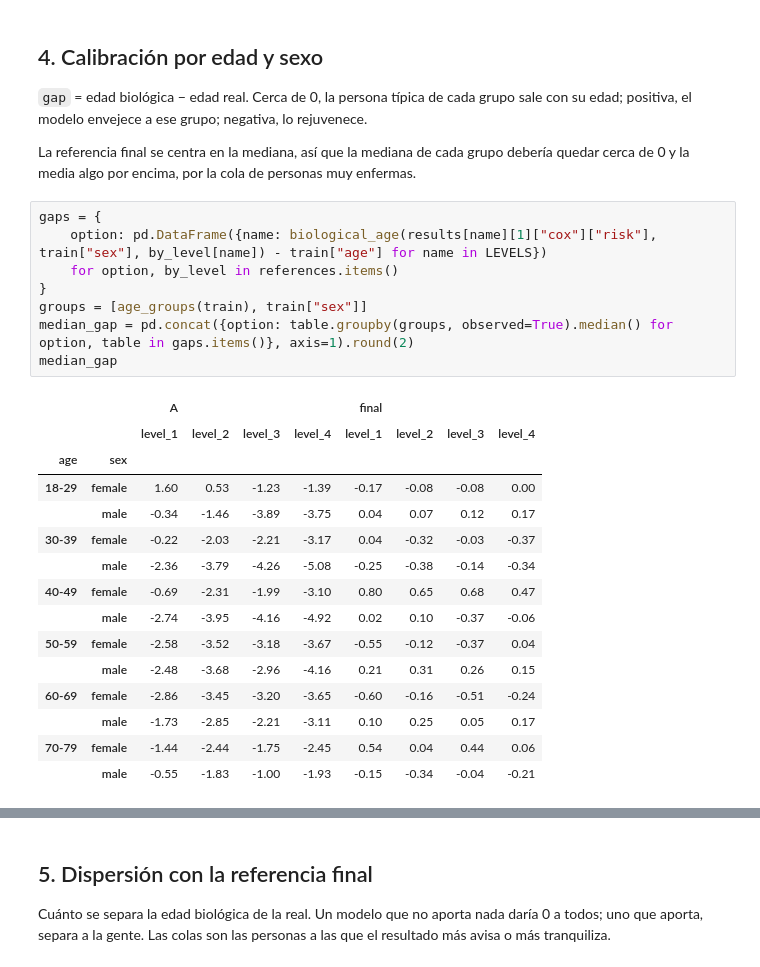
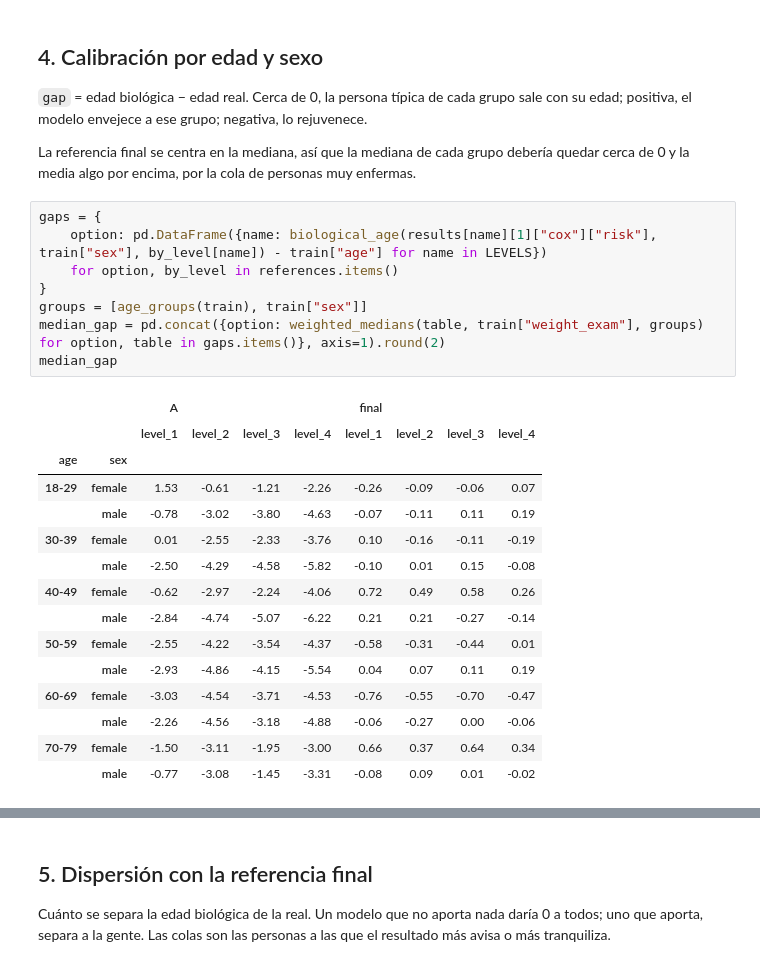
Before and after one commit to rubengil-dev/TFM---Evolve, a Jupyter notebook: notebooks/biological_age.ipynb, the cells around one changed output, grey strips where cells are left out. Saved outputs shown, nothing was run; the diff lists cells and outputs as text.

```diff
--- a/notebooks/biological_age.ipynb
+++ b/notebooks/biological_age.ipynb
@@ -210,25 +210,25 @@ La referencia final se centra en la mediana, así que la mediana de cada grupo d
 # %%
 gaps = {
     option: pd.DataFrame({name: biological_age(results[name][1]["cox"]["risk"], train["sex"], by_level[name]) - train["age"] for name in LEVELS})
     for option, by_level in references.items()
 }
 groups = [age_groups(train), train["sex"]]
-median_gap = pd.concat({option: table.groupby(groups, observed=True).median() for option, table in gaps.items()}, axis=1).round(2)
+median_gap = pd.concat({option: weighted_medians(table, train["weight_exam"], groups) for option, table in gaps.items()}, axis=1).round(2)
 median_gap
 # %% [output]
 |  |  | A |  |  |  | final |  |  |  |
 |  |  | level_1 | level_2 | level_3 | level_4 | level_1 | level_2 | level_3 | level_4 |
 | age | sex |  |  |  |  |  |  |  |  |
-| 18-29 | female | 1.60 | 0.53 | -1.23 | -1.39 | -0.17 | -0.08 | -0.08 | 0.00 |
-|  | male | -0.34 | -1.46 | -3.89 | -3.75 | 0.04 | 0.07 | 0.12 | 0.17 |
-| 30-39 | female | -0.22 | -2.03 | -2.21 | -3.17 | 0.04 | -0.32 | -0.03 | -0.37 |
-|  | male | -2.36 | -3.79 | -4.26 | -5.08 | -0.25 | -0.38 | -0.14 | -0.34 |
-| 40-49 | female | -0.69 | -2.31 | -1.99 | -3.10 | 0.80 | 0.65 | 0.68 | 0.47 |
-|  | male | -2.74 | -3.95 | -4.16 | -4.92 | 0.02 | 0.10 | -0.37 | -0.06 |
-| 50-59 | female | -2.58 | -3.52 | -3.18 | -3.67 | -0.55 | -0.12 | -0.37 | 0.04 |
-|  | male | -2.48 | -3.68 | -2.96 | -4.16 | 0.21 | 0.31 | 0.26 | 0.15 |
-| 60-69 | female | -2.86 | -3.45 | -3.20 | -3.65 | -0.60 | -0.16 | -0.51 | -0.24 |
-|  | male | -1.73 | -2.85 | -2.21 | -3.11 | 0.10 | 0.25 | 0.05 | 0.17 |
-| 70-79 | female | -1.44 | -2.44 | -1.75 | -2.45 | 0.54 | 0.04 | 0.44 | 0.06 |
-|  | male | -0.55 | -1.83 | -1.00 | -1.93 | -0.15 | -0.34 | -0.04 | -0.21 |
+| 18-29 | female | 1.53 | -0.61 | -1.21 | -2.26 | -0.26 | -0.09 | -0.06 | 0.07 |
+|  | male | -0.78 | -3.02 | -3.80 | -4.63 | -0.07 | -0.11 | 0.11 | 0.19 |
+| 30-39 | female | 0.01 | -2.55 | -2.33 | -3.76 | 0.10 | -0.16 | -0.11 | -0.19 |
+|  | male | -2.50 | -4.29 | -4.58 | -5.82 | -0.10 | 0.01 | 0.15 | -0.08 |
+| 40-49 | female | -0.62 | -2.97 | -2.24 | -4.06 | 0.72 | 0.49 | 0.58 | 0.26 |
+|  | male | -2.84 | -4.74 | -5.07 | -6.22 | 0.21 | 0.21 | -0.27 | -0.14 |
+| 50-59 | female | -2.55 | -4.22 | -3.54 | -4.37 | -0.58 | -0.31 | -0.44 | 0.01 |
+|  | male | -2.93 | -4.86 | -4.15 | -5.54 | 0.04 | 0.07 | 0.11 | 0.19 |
+| 60-69 | female | -3.03 | -4.54 | -3.71 | -4.53 | -0.76 | -0.55 | -0.70 | -0.47 |
+|  | male | -2.26 | -4.56 | -3.18 | -4.88 | -0.06 | -0.27 | 0.00 | -0.06 |
+| 70-79 | female | -1.50 | -3.11 | -1.95 | -3.00 | 0.66 | 0.37 | 0.64 | 0.34 |
+|  | male | -0.77 | -3.08 | -1.45 | -3.31 | -0.08 | 0.09 | 0.01 | -0.02 |
 # %%
```
Also changed, not shown: parts of 12 cells of this notebook, 6 other files.
